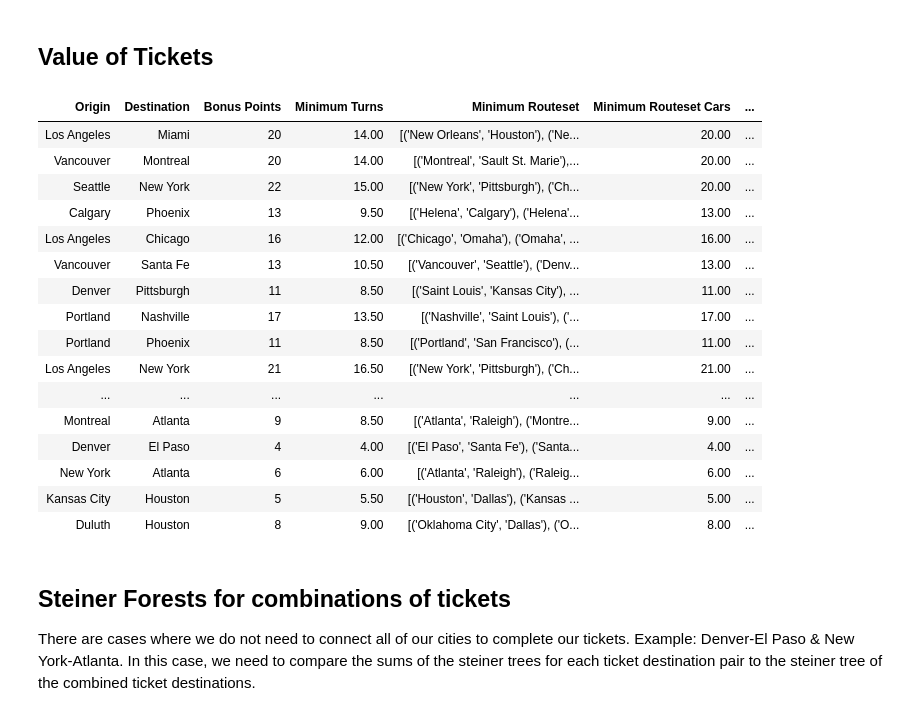
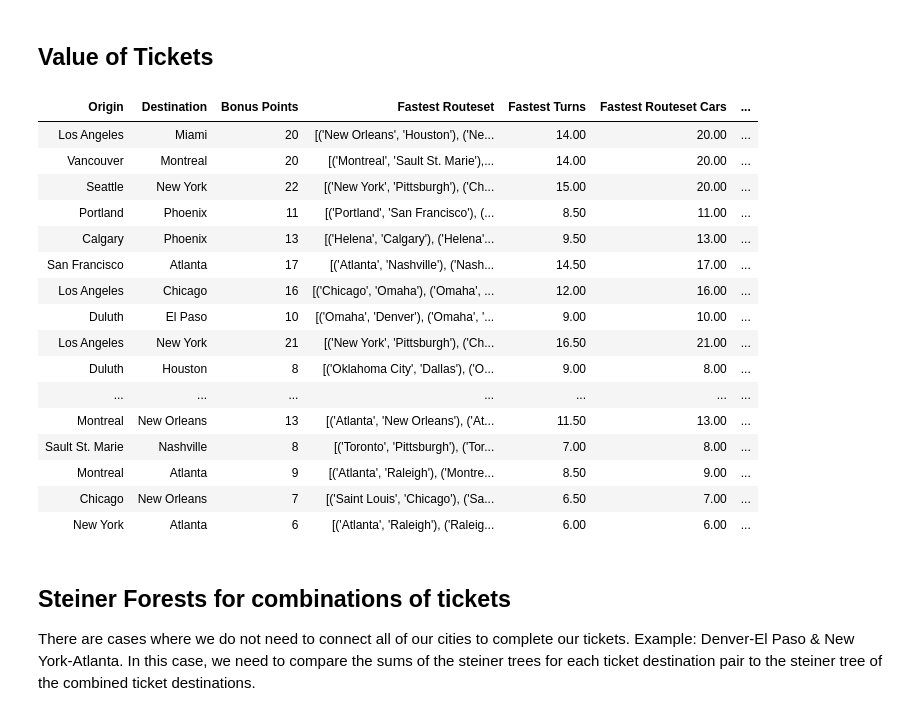
Before and after one commit to jbadlato/jbadlato.github.io, a Jupyter notebook: ticket-to-ride.ipynb, the cells around one changed output. Drawn from its saved outputs; the diff is of its cells as text; code cells hidden in the pictures.

```diff
--- a/ticket-to-ride.ipynb
+++ b/ticket-to-ride.ipynb
@@ -81,12 +81,16 @@ ROUTES_MATRIX.style.pipe(set_style)
 # %%
 import networkx as nx
 ROUTES_GRAPH_BY_TURNS = nx.Graph()
+ROUTES_GRAPH_BY_TURNS_PER_POINT = nx.Graph()
 for i, row in ROUTES_MATRIX.iterrows():
     for j in range(1, len(row)):
         route_length = row[ROUTES_MATRIX.columns[j]]
         if route_length > 0:
-            weight = ROUTE_LENGTHS.loc[ROUTE_LENGTHS["Cars"] == route_length, "Total Turns to Claim"].iloc[0] # TODO: also make a graph that weights by turns per point
-            ROUTES_GRAPH_BY_TURNS.add_edge(i,j-1,weight=weight)
+            turns = ROUTE_LENGTHS.loc[ROUTE_LENGTHS["Cars"] == route_length, "Total Turns to Claim"].iloc[0] # TODO: also make a graph that weights by turns per point
+            ROUTES_GRAPH_BY_TURNS.add_edge(i,j-1,weight=turns)
+
+            turns_per_point = 1 / ROUTE_LENGTHS.loc[ROUTE_LENGTHS["Cars"] == route_length, "Points per Turn"].iloc[0]
+            ROUTES_GRAPH_BY_TURNS_PER_POINT.add_edge(i,j-1,weight=turns_per_point)
 nx.draw(
     ROUTES_GRAPH_BY_TURNS,
     with_labels=True,
@@ -140,47 +166,62 @@ def get_routeset_cars(routes: List[tuple[str,str]]) -> int:
 # %%
 # Build ticket data frame
 TICKETS = pd.read_csv("america_tickets.csv")
 # TICKETS["Fastest Turns to Claim"], TICKETS["Path"]] =
-TICKETS[["Minimum Turns", "Minimum Routeset"]] = TICKETS.apply(lambda x: get_fastest_tree([x["Origin"], x["Destination"]]), axis=1)
-TICKETS["Minimum Routeset Cars"] = TICKETS.apply(lambda x: get_routeset_cars(x["Minimum Routeset"]), axis=1)
-TICKETS["Minimum Routeset Points"] = TICKETS.apply(lambda x: get_routeset_points(x["Minimum Routeset"]), axis=1)
-TICKETS["Minimum Routeset Points per Turn"] = TICKETS.apply(lambda x: x["Minimum Routeset Points"]/x["Minimum Turns"], axis=1)
-TICKETS["Minimum Routeset Cars per Turn"] = TICKETS.apply(lambda x: x["Minimum Routeset Cars"]/x["Minimum Turns"], axis=1)
-TICKETS["Minimum Routeset Total Points per Turn"] = TICKETS.apply(lambda x: (x["Bonus Points"]+x["Minimum Routeset Points"])/x["Minimum Turns"], axis=1)
+TICKETS[["Fastest Routeset", "Fastest Turns"]] = TICKETS.apply(lambda x: get_fastest_tree([x["Origin"], x["Destination"]]), axis=1)
+TICKETS["Fastest Routeset Cars"] = TICKETS.apply(lambda x: get_routeset_cars(x["Fastest Routeset"]), axis=1)
+TICKETS["Fastest Routeset Points"] = TICKETS.apply(lambda x: get_routeset_points(x["Fastest Routeset"]), axis=1)
+TICKETS["Fastest Routeset Points per Turn"] = TICKETS.apply(lambda x: x["Fastest Routeset Points"]/x["Fastest Turns"], axis=1)
+TICKETS["Fastest Routeset Cars per Turn"] = TICKETS.apply(lambda x: x["Fastest Routeset Cars"]/x["Fastest Turns"], axis=1)
+TICKETS["Fastest Routeset Total Points per Turn"] = TICKETS.apply(lambda x: (x["Bonus Points"]+x["Fastest Routeset Points"])/x["Fastest Turns"], axis=1)
+
+TICKETS[["Highest PpT Routeset", "Highest PpT Turns"]] = TICKETS.apply(lambda x: get_highest_point_per_turn_tree([x["Origin"], x["Destination"]]), axis=1)
+TICKETS["Highest PpT Routeset Cars"] = TICKETS.apply(lambda x: get_routeset_cars(x["Highest PpT Routeset"]), axis=1)
+TICKETS["Highest PpT Routeset Points"] = TICKETS.apply(lambda x: get_routeset_points(x["Highest PpT Routeset"]), axis=1)
+TICKETS["Highest PpT Routeset Points per Turn"] = TICKETS.apply(lambda x: x["Highest PpT Routeset Points"]/x["Highest PpT Turns"], axis=1)
+TICKETS["Highest PpT Routeset Cars per Turn"] = TICKETS.apply(lambda x: x["Highest PpT Routeset Cars"]/x["Highest PpT Turns"], axis=1)
+TICKETS["Highest PpT Routeset Total Points per Turn"] = TICKETS.apply(lambda x: (x["Bonus Points"]+x["Highest PpT Routeset Points"])/x["Highest PpT Turns"], axis=1)
 
 def set_style(styler):
     styler.background_gradient(axis=None,cmap=sns.dark_palette("seagreen", as_cmap=True), subset=["Bonus Points"])
-    styler.background_gradient(axis=None,cmap=sns.dark_palette("seagreen", as_cmap=True), subset=["Minimum Routeset Cars"])
-    styler.background_gradient(axis=None,cmap=sns.dark_palette("seagreen", as_cmap=True), subset=["Minimum Routeset Points"])
-    styler.background_gradient(axis=None,cmap=sns.dark_palette("seagreen", as_cmap=True), subset=["Minimum Routeset Points per Turn"])
-    styler.background_gradient(axis=None,cmap=sns.dark_palette("seagreen", as_cmap=True), subset=["Minimum Routeset Cars per Turn"])
-    styler.background_gradient(axis=None,cmap=sns.dark_palette("seagreen", as_cmap=True), subset=["Minimum Routeset Total Points per Turn"])
-    styler.background_gradient(axis=None,cmap=sns.dark_palette("seagreen", as_cmap=True), subset=["Minimum Routeset Total Points per Turn"])
-    styler.background_gradient(axis=None,cmap=sns.dark_palette("seagreen", as_cmap=True).reversed(), subset=["Minimum Turns"])
+    styler.background_gradient(axis=None,cmap=sns.dark_palette("seagreen", as_cmap=True), subset=["Fastest Routeset Cars"])
+    styler.background_gradient(axis=None,cmap=sns.dark_palette("seagreen", as_cmap=True), subset=["Fastest Routeset Points"])
+    styler.background_gradient(axis=None,cmap=sns.dark_palette("seagreen", as_cmap=True), subset=["Fastest Routeset Points per Turn"])
+    styler.background_gradient(axis=None,cmap=sns.dark_palette("seagreen", as_cmap=True), subset=["Fastest Routeset Cars per Turn"])
+    styler.background_gradient(axis=None,cmap=sns.dark_palette("seagreen", as_cmap=True), subset=["Fastest Routeset Total Points per Turn"])
+    styler.background_gradient(axis=None,cmap=sns.dark_palette("seagreen", as_cmap=True), subset=["Fastest Routeset Total Points per Turn"])
+    styler.background_gradient(axis=None,cmap=sns.dark_palette("seagreen", as_cmap=True).reversed(), subset=["Fastest Turns"])
+
+    styler.background_gradient(axis=None,cmap=sns.dark_palette("seagreen", as_cmap=True), subset=["Highest PpT Routeset Cars"])
+    styler.background_gradient(axis=None,cmap=sns.dark_palette("seagreen", as_cmap=True), subset=["Highest PpT Routeset Points"])
+    styler.background_gradient(axis=None,cmap=sns.dark_palette("seagreen", as_cmap=True), subset=["Highest PpT Routeset Points per Turn"])
+    styler.background_gradient(axis=None,cmap=sns.dark_palette("seagreen", as_cmap=True), subset=["Highest PpT Routeset Cars per Turn"])
+    styler.background_gradient(axis=None,cmap=sns.dark_palette("seagreen", as_cmap=True), subset=["Highest PpT Routeset Total Points per Turn"])
+    styler.background_gradient(axis=None,cmap=sns.dark_palette("seagreen", as_cmap=True), subset=["Highest PpT Routeset Total Points per Turn"])
+    styler.background_gradient(axis=None,cmap=sns.dark_palette("seagreen", as_cmap=True).reversed(), subset=["Highest PpT Turns"])
     styler.hide(axis=0) # Hides index column
-    # styler.hide(axis=1, subset=["Minimum Routeset"]) # TODO: find a better way to display?
-    styler.format(precision=0, subset=["Bonus Points"])
+    # styler.hide(axis=1, subset=["Fastest Routeset", "Highest PpT Routeset"]) # TODO: find a better way to display?
+    styler.format(precision=0, subset=["Bonus Points", "Fastest Routeset Cars", "Highest PpT Routeset Cars"])
     styler.format(precision=2)
     return styler
-TICKETS.sort_values("Minimum Routeset Total Points per Turn", ascending=False).style.pipe(set_style)
+TICKETS.sort_values("Highest PpT Routeset Total Points per Turn", ascending=False).style.pipe(set_style)
 # %% [output]
-| Origin | Destination | Bonus Points | Minimum Turns | Minimum Routeset | Minimum Routeset Cars | ... |
-| Los Angeles | Miami | 20 | 14.00 | [('New Orleans', 'Houston'), ('Ne... | 20.00 | ... |
-| Vancouver | Montreal | 20 | 14.00 | [('Montreal', 'Sault St. Marie'),... | 20.00 | ... |
-| Seattle | New York | 22 | 15.00 | [('New York', 'Pittsburgh'), ('Ch... | 20.00 | ... |
-| Calgary | Phoenix | 13 | 9.50 | [('Helena', 'Calgary'), ('Helena'... | 13.00 | ... |
-| Los Angeles | Chicago | 16 | 12.00 | [('Chicago', 'Omaha'), ('Omaha', ... | 16.00 | ... |
-| Vancouver | Santa Fe | 13 | 10.50 | [('Vancouver', 'Seattle'), ('Denv... | 13.00 | ... |
-| Denver | Pittsburgh | 11 | 8.50 | [('Saint Louis', 'Kansas City'), ... | 11.00 | ... |
-| Portland | Nashville | 17 | 13.50 | [('Nashville', 'Saint Louis'), ('... | 17.00 | ... |
-| Portland | Phoenix | 11 | 8.50 | [('Portland', 'San Francisco'), (... | 11.00 | ... |
-| Los Angeles | New York | 21 | 16.50 | [('New York', 'Pittsburgh'), ('Ch... | 21.00 | ... |
+| Origin | Destination | Bonus Points | Fastest Routeset | Fastest Turns | Fastest Routeset Cars | ... |
+| Los Angeles | Miami | 20 | [('New Orleans', 'Houston'), ('Ne... | 14.00 | 20.00 | ... |
+| Vancouver | Montreal | 20 | [('Montreal', 'Sault St. Marie'),... | 14.00 | 20.00 | ... |
+| Seattle | New York | 22 | [('New York', 'Pittsburgh'), ('Ch... | 15.00 | 20.00 | ... |
+| Portland | Phoenix | 11 | [('Portland', 'San Francisco'), (... | 8.50 | 11.00 | ... |
+| Calgary | Phoenix | 13 | [('Helena', 'Calgary'), ('Helena'... | 9.50 | 13.00 | ... |
+| San Francisco | Atlanta | 17 | [('Atlanta', 'Nashville'), ('Nash... | 14.50 | 17.00 | ... |
+| Los Angeles | Chicago | 16 | [('Chicago', 'Omaha'), ('Omaha', ... | 12.00 | 16.00 | ... |
+| Duluth | El Paso | 10 | [('Omaha', 'Denver'), ('Omaha', '... | 9.00 | 10.00 | ... |
+| Los Angeles | New York | 21 | [('New York', 'Pittsburgh'), ('Ch... | 16.50 | 21.00 | ... |
+| Duluth | Houston | 8 | [('Oklahoma City', 'Dallas'), ('O... | 9.00 | 8.00 | ... |
 | ... | ... | ... | ... | ... | ... | ... |
-| Montreal | Atlanta | 9 | 8.50 | [('Atlanta', 'Raleigh'), ('Montre... | 9.00 | ... |
-| Denver | El Paso | 4 | 4.00 | [('El Paso', 'Santa Fe'), ('Santa... | 4.00 | ... |
-| New York | Atlanta | 6 | 6.00 | [('Atlanta', 'Raleigh'), ('Raleig... | 6.00 | ... |
-| Kansas City | Houston | 5 | 5.50 | [('Houston', 'Dallas'), ('Kansas ... | 5.00 | ... |
-| Duluth | Houston | 8 | 9.00 | [('Oklahoma City', 'Dallas'), ('O... | 8.00 | ... |
+| Montreal | New Orleans | 13 | [('Atlanta', 'New Orleans'), ('At... | 11.50 | 13.00 | ... |
+| Sault St. Marie | Nashville | 8 | [('Toronto', 'Pittsburgh'), ('Tor... | 7.00 | 8.00 | ... |
+| Montreal | Atlanta | 9 | [('Atlanta', 'Raleigh'), ('Montre... | 8.50 | 9.00 | ... |
+| Chicago | New Orleans | 7 | [('Saint Louis', 'Chicago'), ('Sa... | 6.50 | 7.00 | ... |
+| New York | Atlanta | 6 | [('Atlanta', 'Raleigh'), ('Raleig... | 6.00 | 6.00 | ... |
 # %% [markdown]
 ## Steiner Forests for combinations of tickets
 There are cases where we do not need to connect all of our cities to complete our tickets. Example: Denver-El Paso & New York-Atlanta.  In this case, we need to compare the sums of the steiner trees for each ticket destination pair to the steiner tree of the combined ticket destinations.
```
Also changed, not shown: parts of 2 cells of this notebook.
